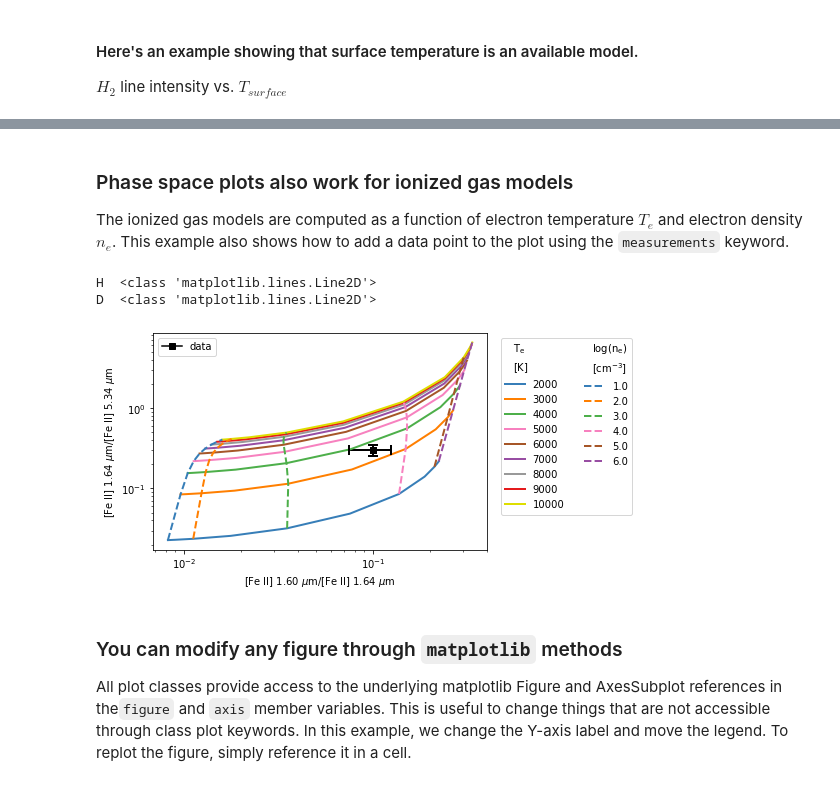
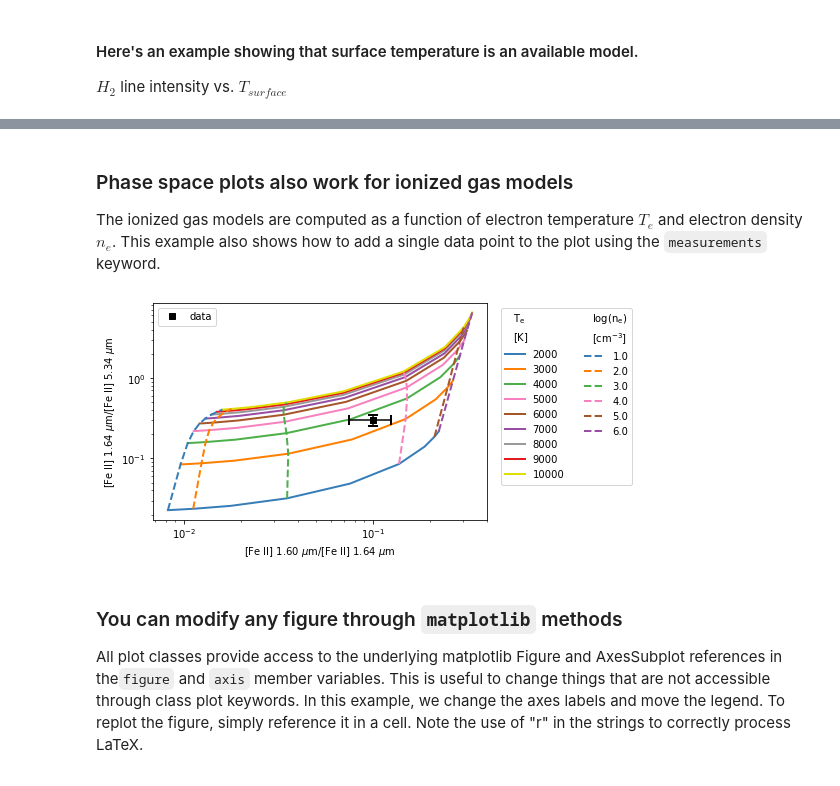
Before and after one commit to mpound/pdrtpy-nb, a Jupyter notebook: notebooks/PDRT_Example_Model_Plotting.ipynb, the cells around one changed output, grey strips where cells are left out. Drawn from its saved outputs; the diff is of its cells as text; code cells hidden in the pictures.

```diff
--- a/notebooks/PDRT_Example_Model_Plotting.ipynb
+++ b/notebooks/PDRT_Example_Model_Plotting.ipynb
@@ -177,17 +220,15 @@ H  <class 'matplotlib.lines.Line2D'>
 [figure]
 # %% [markdown]
 ### Phase space plots also work for ionized gas models
-The ionized gas models are computed as a function of electron temperature $T_e$ and electron density $n_e$.  This example also shows how to add a data point to the plot using the `measurements` keyword.
+The ionized gas models are computed as a function of electron temperature $T_e$ and electron density $n_e$.  This example also shows how to add a single data point to the plot using the `measurements` keyword.
 # %%
 m1 = Measurement(data=[0.1],uncertainty = StdDevUncertainty(0.025),identifier="FEII_1.60/FEII_1.64",unit="")
 m2 = Measurement(data=[0.3],uncertainty = StdDevUncertainty(0.05),identifier="FEII_1.64/FEII_5.34",unit="")
-mp.phasespace(['FEII_1.60/FEII_1.64','FEII_1.64/FEII_5.34'],nax2_clip=[10,1E6]*u.Unit("cm-3"),nax1_clip=[2E3,1E4]*u.Unit("K"),measurements=[m1,m2])
+mp.phasespace(['FEII_1.60/FEII_1.64','FEII_1.64/FEII_5.34'],nax2_clip=[10,1E6]*u.Unit("cm-3"),nax1_clip=[2E3,1E4]*u.Unit("K"),measurements=[m1,m2],errorbar=True)
 mp.savefig("Ironlines.png",bbox_inches='tight',transparent=False,facecolor='white')
 # %% [output]
-H  <class 'matplotlib.lines.Line2D'>
-D  <class 'matplotlib.lines.Line2D'>
-[figure, old version]
+[figure, new version]
 # %% [markdown]
 ### You can modify any figure through `matplotlib` methods
-All plot classes provide access to the underlying matplotlib Figure and AxesSubplot references in the`figure` and `axis` member variables. This is useful to change things that are not accessible through class plot keywords. In this example, we change the Y-axis label and move the legend.  To replot the figure, simply reference it in a cell.
+All plot classes provide access to the underlying matplotlib Figure and AxesSubplot references in the`figure` and `axis` member variables. This is useful to change things that are not accessible through class plot keywords. In this example, we change the axes labels and move the legend.  To replot the figure, simply reference it in a cell. Note the use of "r" in the strings to correctly process LaTeX.
 # %%
```
Also changed, not shown: parts of 21 cells of this notebook.
